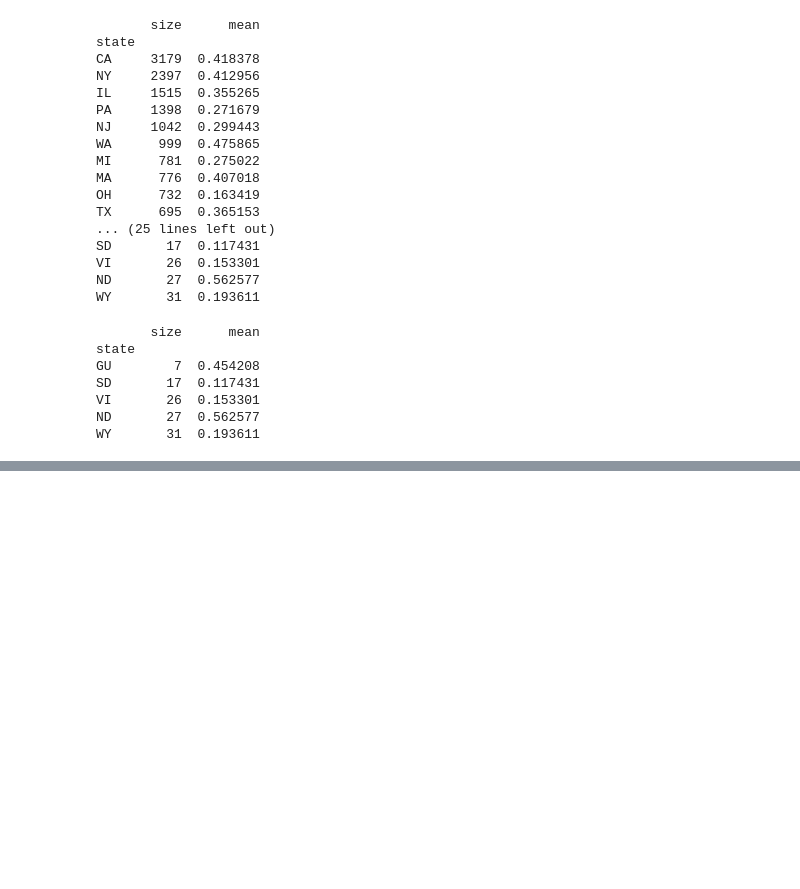
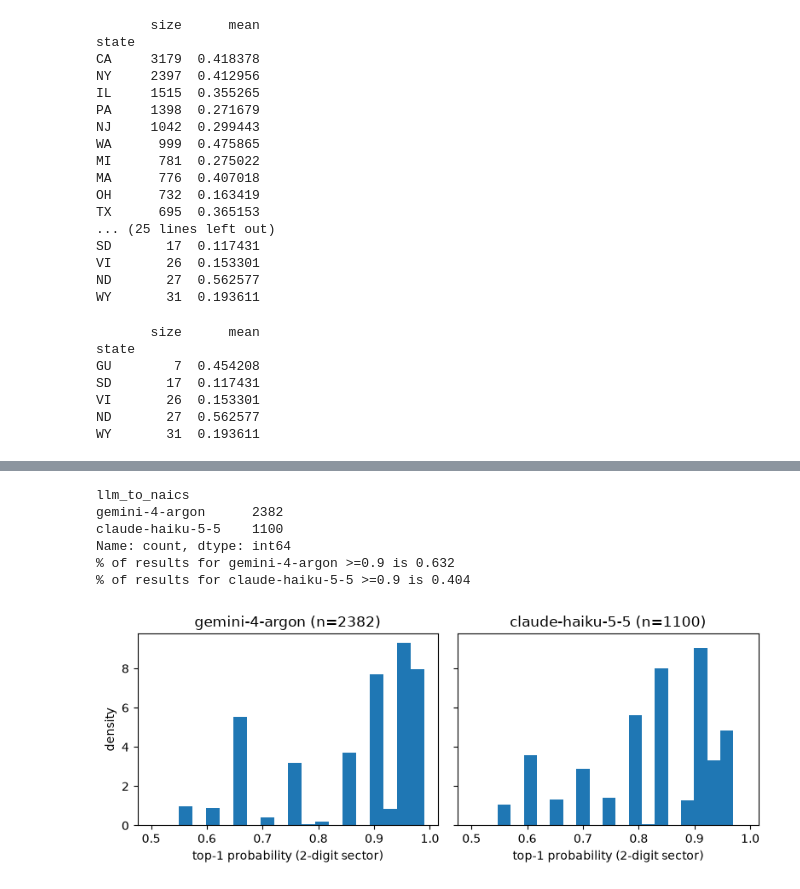
Before and after one commit to peishi/union-elections-modeling, a Jupyter notebook: modeling/eda.ipynb, the cells around one changed output, grey strips where cells are left out. Drawn from its saved outputs; the diff is of its cells as text; code cells hidden in the pictures; blank space fills up the shorter version.

```diff
--- a/modeling/eda.ipynb
+++ b/modeling/eda.ipynb
@@ -525,0 +572,22 @@ WY       31  0.193611
+# %%
+thres = 0.9
+print(labs["llm_to_naics"].value_counts())
+
+fig, axes = plt.subplots(1, 2, figsize=(8, 3.2), sharex=True, sharey=True)
+for ax, model in zip(axes, ["gemini-4-argon", "claude-haiku-5-5"]):
+    vals = labs.loc[labs["llm_to_naics"] == model, "naics_2_top"]
+    ax.hist(vals, bins=20, density=True)
+    ax.set_title(f"{model} (n={len(vals)})")
+    ax.set_xlabel("top-1 probability (2-digit sector)")
+    print(f"% of results for {model} >={thres} is {sum(vals >= thres)/len(vals):.3f}")
+axes[0].set_ylabel("density")
+plt.tight_layout()
+plt.show()
+# %% [output]
+llm_to_naics
+gemini-4-argon      2382
+claude-haiku-5-5    1100
+Name: count, dtype: int64
+% of results for gemini-4-argon >=0.9 is 0.632
+% of results for claude-haiku-5-5 >=0.9 is 0.404
+[figure, added]
```
Also changed, not shown: parts of 4 cells of this notebook, 2 other files.
